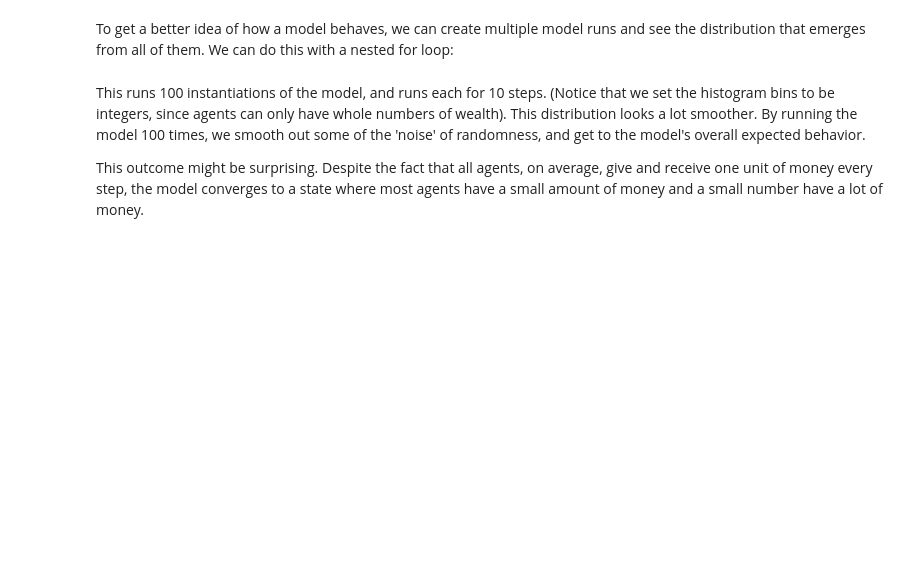
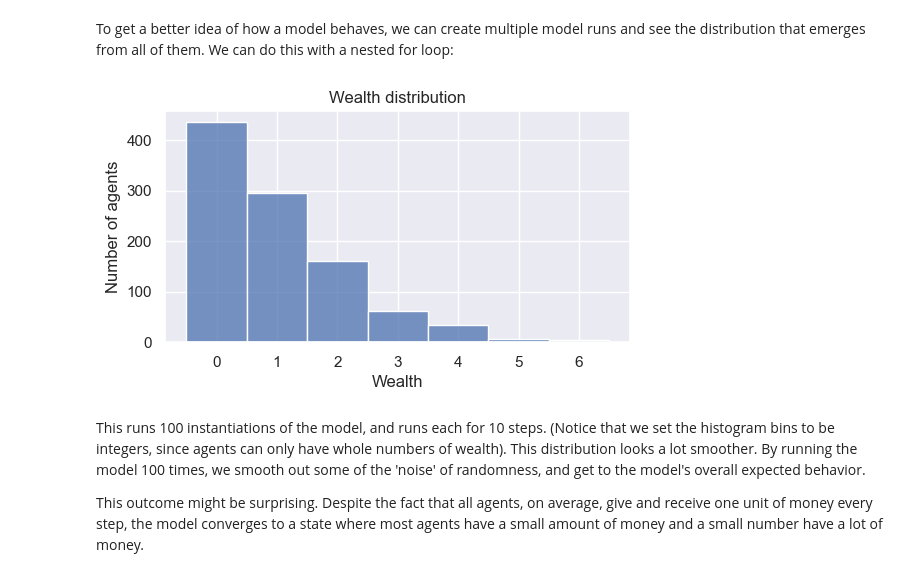
Before and after one commit to projectmesa/mesa, a Jupyter notebook: docs/tutorials/intro_tutorial.ipynb, the cells around one changed output. Drawn from its saved outputs; the diff is of its cells as text; code cells hidden in the pictures; blank space fills up the shorter version.

```diff
--- a/docs/tutorials/intro_tutorial.ipynb
+++ b/docs/tutorials/intro_tutorial.ipynb
@@ -204,17 +229,21 @@ To get a better idea of how a model behaves, we can create multiple model runs a
 # %%
 all_wealth = []
 # This runs the model 100 times, each model executing 10 steps.
 for j in range(100):
     # Run the model
     model = MoneyModel(10)
     for i in range(10):
         model.step()
 
     # Store the results
     for agent in model.schedule.agents:
         all_wealth.append(agent.wealth)
 
-plt.hist(all_wealth, bins=range(max(all_wealth) + 1))
+# Use seaborn
+g = sns.histplot(all_wealth, discrete=True)
+g.set(title="Wealth distribution", xlabel="Wealth", ylabel="Number of agents");
+# %% [output]
+[figure, added]
 # %% [markdown]
 This runs 100 instantiations of the model, and runs each for 10 steps. (Notice that we set the histogram bins to be integers, since agents can only have whole numbers of wealth). This distribution looks a lot smoother. By running the model 100 times, we smooth out some of the 'noise' of randomness, and get to the model's overall expected behavior.
 
```
Also changed, not shown: parts of 59 cells of this notebook, 2 other files.
